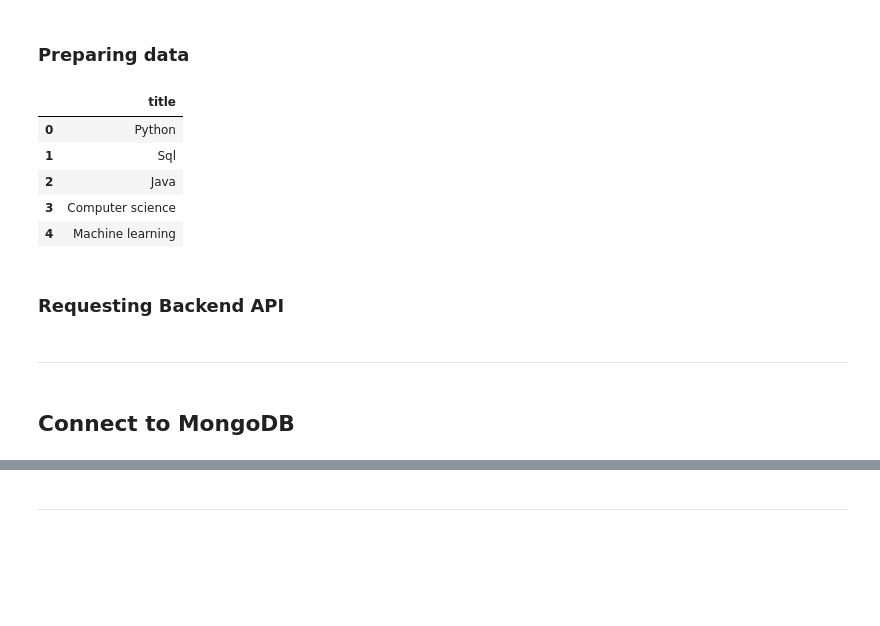
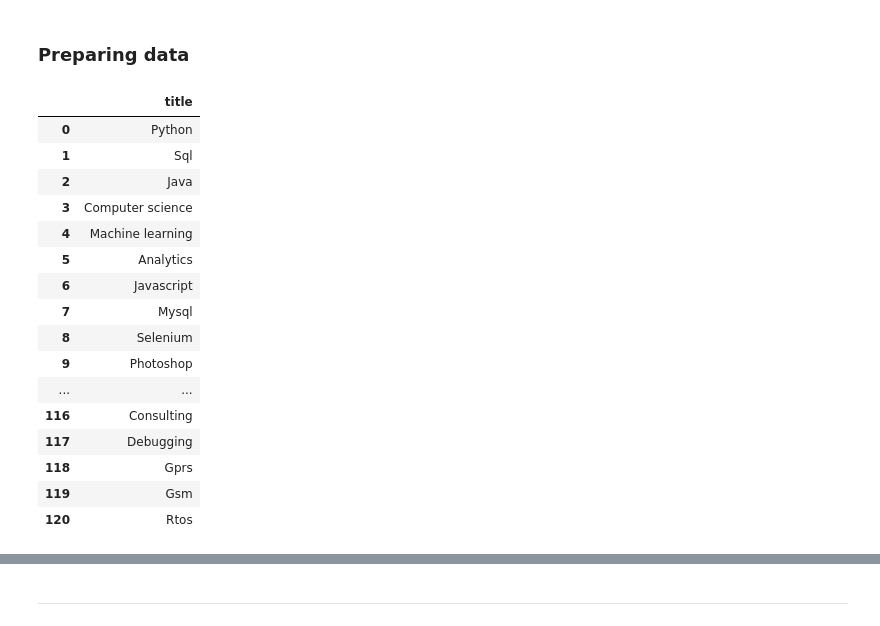
Before and after one commit to knwch/job-skillset, a Jupyter notebook: import-database.ipynb, the cells around one changed output, grey strips where cells are left out. Drawn from its saved outputs; the diff is of its cells as text; code cells hidden in the pictures; blank space fills up the shorter version.

```diff
--- a/import-database.ipynb
+++ b/import-database.ipynb
@@ -41,16 +39,27 @@ df_all_skill = pd.concat([df_category, df_job], axis=0)
 # %%
-df_export_skill = df_all_skill.drop(['sum', 'count', 'priority', 'job', 'category'], axis=1).drop_duplicates().reset_index(drop=True)
-df_export_skill = df_export_skill.rename(columns={'skill': 'title'})
-df_export_skill.loc[df_export_skill.index[:], 'title'] = df_export_skill['title'].str.capitalize()
+df_all_skill = pd.concat([df_category, df_job], axis=0)
+
+df_all_skill = df_all_skill.drop(['sum', 'count', 'priority', 'job', 'category'], axis=1).drop_duplicates().reset_index(drop=True)
+df_all_skill = df_all_skill.rename(columns={'skill': 'title'})
+df_all_skill.loc[df_all_skill.index[:], 'title'] = df_all_skill['title'].str.capitalize()
 
 with pd.option_context('display.max_rows', None, 'display.max_columns', None):
-    display(df_export_skill.head())
+    display(df_all_skill)
 # %% [output]
 |  | title |
 | 0 | Python |
 | 1 | Sql |
 | 2 | Java |
 | 3 | Computer science |
 | 4 | Machine learning |
+| 5 | Analytics |
+| 6 | Javascript |
+| 7 | Mysql |
+| 8 | Selenium |
+| 9 | Photoshop |
+| ... | ... |
+| 116 | Consulting |
+| 117 | Debugging |
+| 118 | Gprs |
+| 119 | Gsm |
+| 120 | Rtos |
-# %% [markdown]
-### Requesting Backend API
@@ -61,4 +65,0 @@ for index, title in enumerate(df_export_skill['title']):
-# %% [markdown]
----
-# %% [markdown]
-## Connect to MongoDB
```
Also changed, not shown: parts of 18 cells of this notebook, 3 other files.
